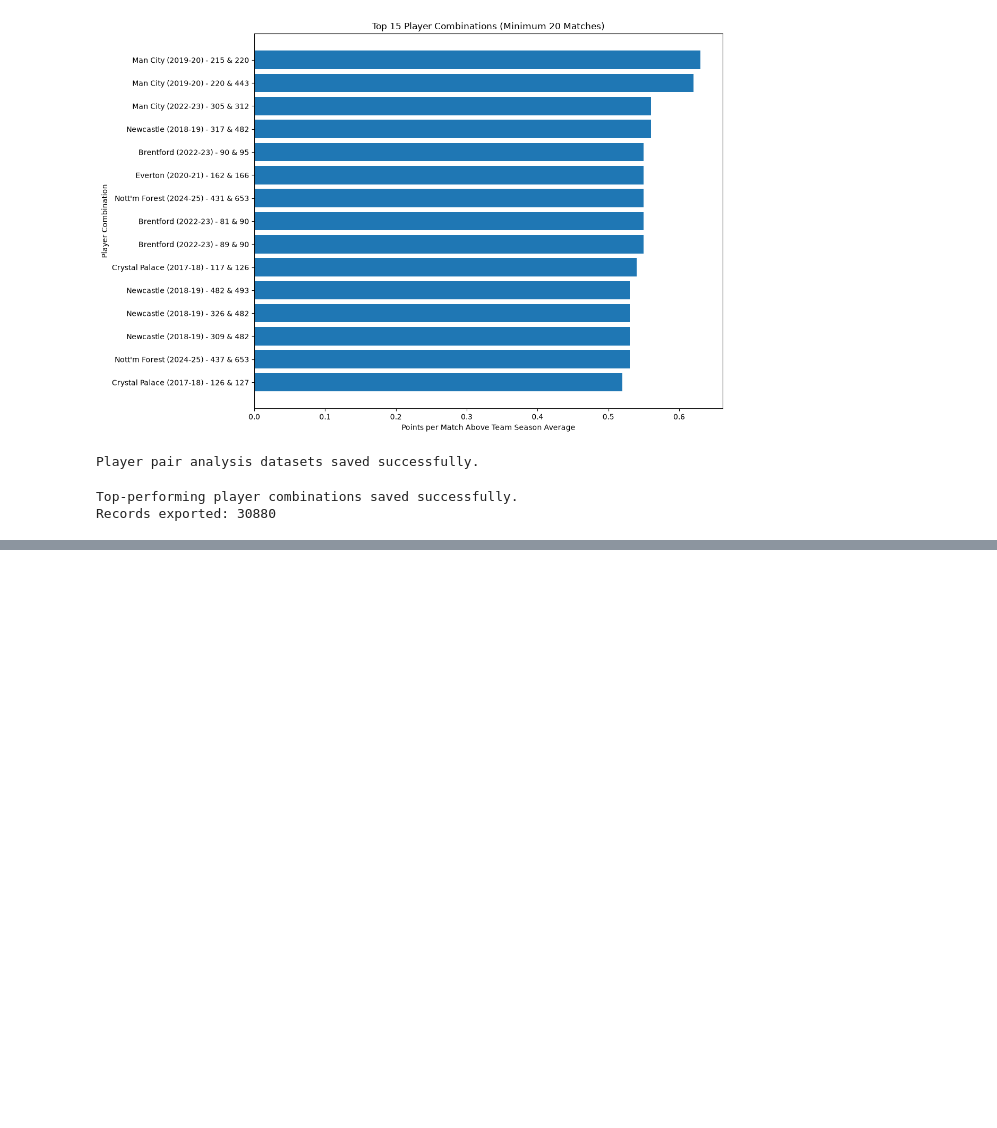
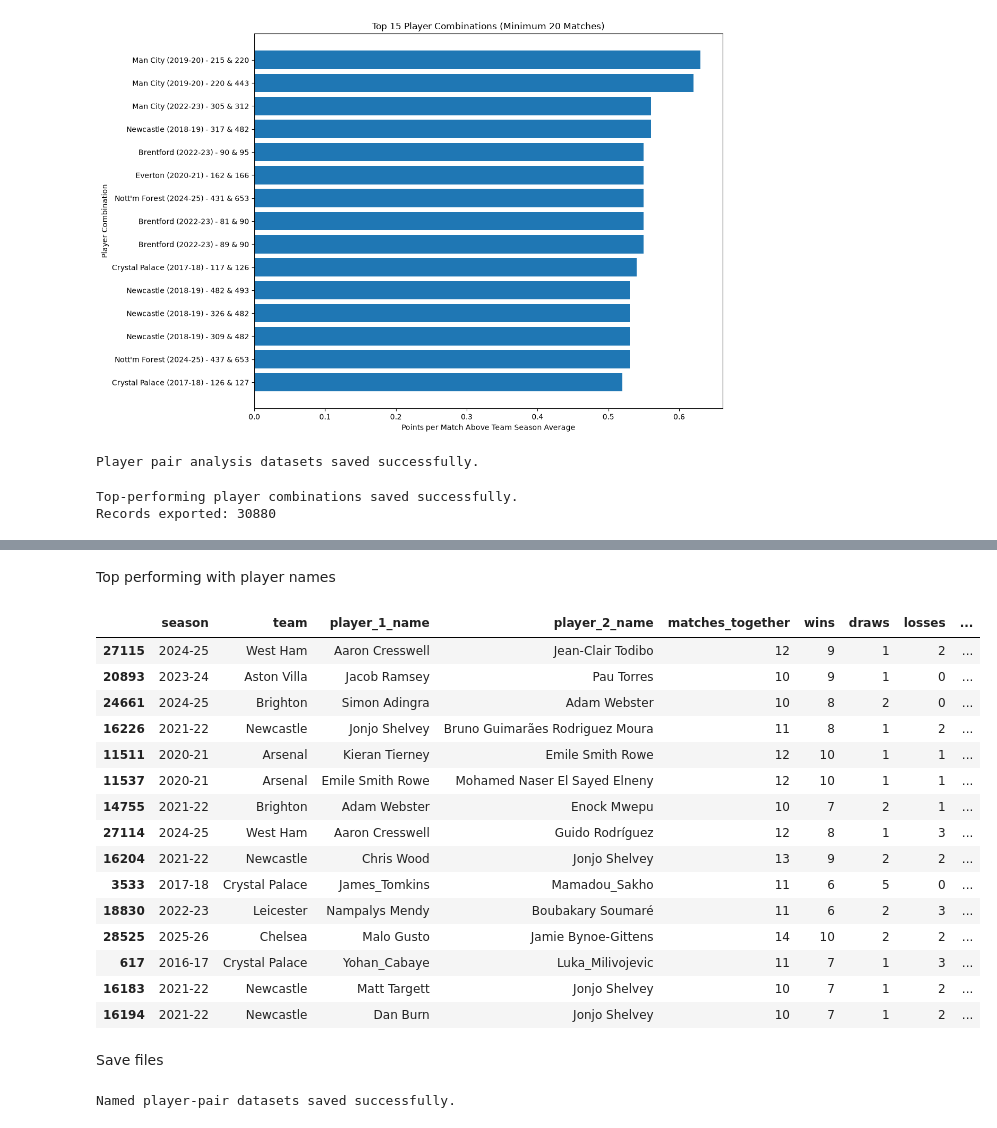
Before and after one commit to clellandjw/CMPT491_1, a Jupyter notebook: 491_2/combined_4.ipynb, the cells around one changed output, grey strips where cells are left out. Cells and saved outputs as stored; diff of their text form; code cells hidden in the pictures; blank space fills up the shorter version.

Commit message:
replaced player ids with player names csv, excel files

```diff
--- a/491_2/combined_4.ipynb
+++ b/491_2/combined_4.ipynb
@@ -794,0 +991,77 @@ Records exported: 30880
+# %% [markdown]
+Top performing with player names
+# %%
+top_pairs_named = (
+    pair_comparison_named
+    .sort_values(
+        by=["points_difference", "matches_together"],
+        ascending=[False, False]
+    )
+)
+
+display(
+    top_pairs_named[
+        [
+            "season",
+            "team",
+            "player_1_name",
+            "player_2_name",
+            "matches_together",
+            "wins",
+            "draws",
+            "losses",
+            "points_per_match",
+            "team_points_per_match",
+            "points_difference"
+        ]
+    ].head(15)
+)
+# %% [output]
+|  | season | team | player_1_name | player_2_name | matches_together | wins | draws | losses | ... |
+| 27115 | 2024-25 | West Ham | Aaron Cresswell | Jean-Clair Todibo | 12 | 9 | 1 | 2 | ... |
+| 20893 | 2023-24 | Aston Villa | Jacob Ramsey | Pau Torres | 10 | 9 | 1 | 0 | ... |
+| 24661 | 2024-25 | Brighton | Simon Adingra | Adam Webster | 10 | 8 | 2 | 0 | ... |
+| 16226 | 2021-22 | Newcastle | Jonjo Shelvey | Bruno Guimarães Rodriguez Moura | 11 | 8 | 1 | 2 | ... |
+| 11511 | 2020-21 | Arsenal | Kieran Tierney | Emile Smith Rowe | 12 | 10 | 1 | 1 | ... |
+| 11537 | 2020-21 | Arsenal | Emile Smith Rowe | Mohamed Naser El Sayed Elneny | 12 | 10 | 1 | 1 | ... |
+| 14755 | 2021-22 | Brighton | Adam Webster | Enock Mwepu | 10 | 7 | 2 | 1 | ... |
+| 27114 | 2024-25 | West Ham | Aaron Cresswell | Guido Rodríguez | 12 | 8 | 1 | 3 | ... |
+| 16204 | 2021-22 | Newcastle | Chris Wood | Jonjo Shelvey | 13 | 9 | 2 | 2 | ... |
+| 3533 | 2017-18 | Crystal Palace | James_Tomkins | Mamadou_Sakho | 11 | 6 | 5 | 0 | ... |
+| 18830 | 2022-23 | Leicester | Nampalys Mendy | Boubakary Soumaré | 11 | 6 | 2 | 3 | ... |
+| 28525 | 2025-26 | Chelsea | Malo Gusto | Jamie Bynoe-Gittens | 14 | 10 | 2 | 2 | ... |
+| 617 | 2016-17 | Crystal Palace | Yohan_Cabaye | Luka_Milivojevic | 11 | 7 | 1 | 3 | ... |
+| 16183 | 2021-22 | Newcastle | Matt Targett | Jonjo Shelvey | 10 | 7 | 1 | 2 | ... |
+| 16194 | 2021-22 | Newcastle | Dan Burn | Jonjo Shelvey | 10 | 7 | 1 | 2 | ... |
+# %% [markdown]
+Save files
+# %%
+from pathlib import Path
+
+Path("cleaned_data").mkdir(exist_ok=True)
+
+pair_comparison_named.to_csv(
+    "cleaned_data/player_pair_comparison_named_v2.csv",
+    index=False,
+    encoding="utf-8-sig"
+)
+
+pair_comparison_named.to_excel(
+    "cleaned_data/player_pair_comparison_named_v2.xlsx",
+    index=False
+)
+
+top_pairs_named.to_csv(
+    "cleaned_data/top_performing_pairs_named_v2.csv",
+    index=False,
+    encoding="utf-8-sig"
+)
+
+top_pairs_named.to_excel(
+    "cleaned_data/top_performing_pairs_named_v2.xlsx",
+    index=False
+)
+
+print("Named player-pair datasets saved successfully.")
+# %% [output]
+Named player-pair datasets saved successfully.
```
Also changed, not shown: parts of 14 cells of this notebook, 9 other files.
